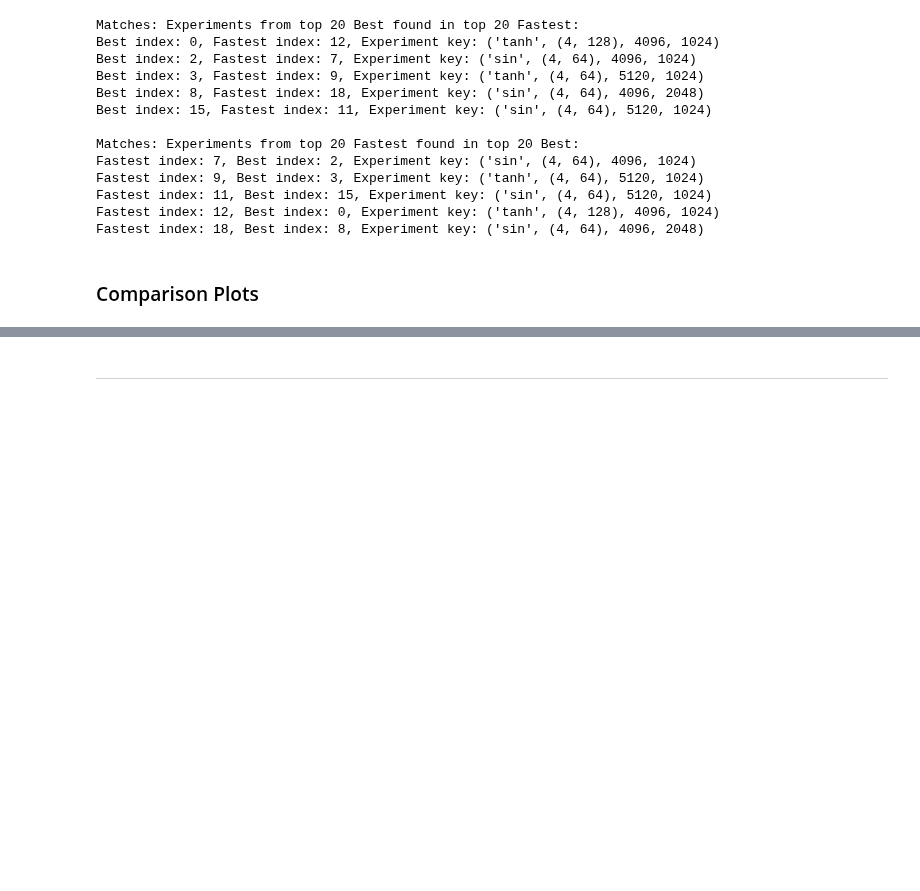
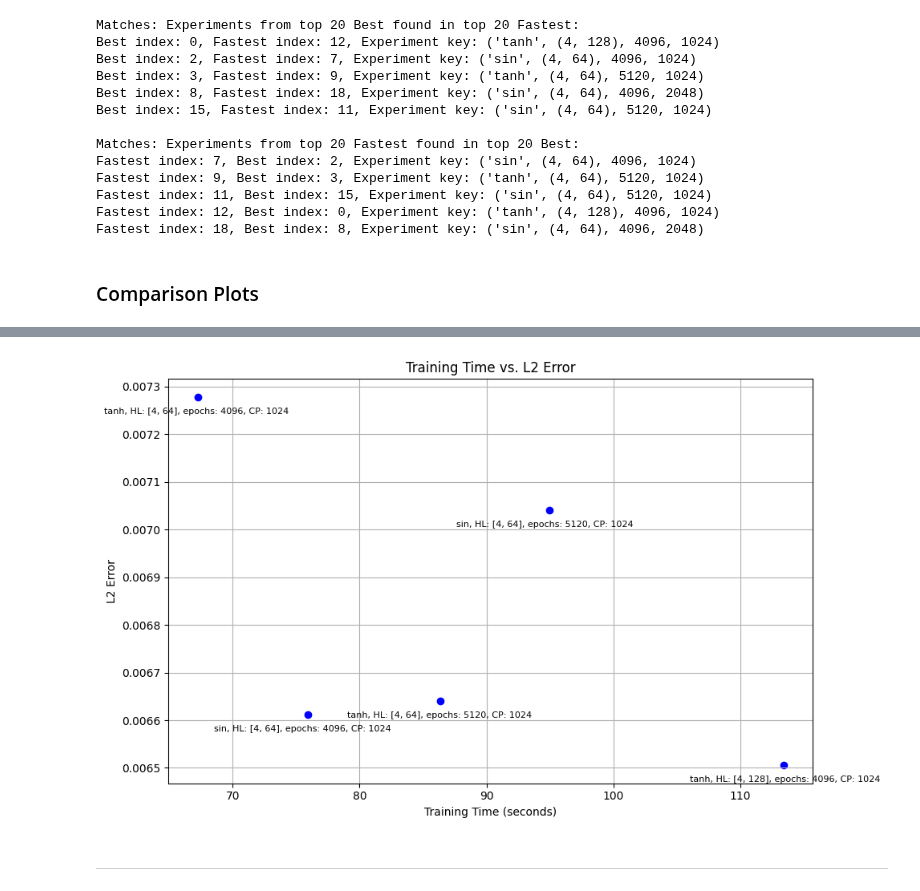
Before and after one commit to nishantak/numerical_sim_PINN, a Jupyter notebook: PINN_Kuramoto/pinn_solver.ipynb, the cells around one changed output, grey strips where cells are left out. Saved outputs shown, nothing was run; the diff lists cells and outputs as text; code cells hidden in the pictures; blank space fills up the shorter version.

```diff
--- a/PINN_Kuramoto/pinn_solver.ipynb
+++ b/PINN_Kuramoto/pinn_solver.ipynb
@@ -654,0 +671,33 @@ plt.show()
+# %%
+def plot_tt_l2(archs, name):
+    def experiment_matches(exp, arch):
+        return (
+            exp["activation"] == arch["activation"] and
+            exp["hidden_layers, neurons"] == arch["hidden_layers, neurons"] and
+            exp["epochs"] == arch["epochs"] and
+            exp["collocation_points"] == arch["collocation_points"]
+        )
+    results = best
+    filtered_results = [
+        res for res in results
+        if any(experiment_matches(res, arch) for arch in archs)
+    ]
+    training_times = [res["training_time"] for res in filtered_results]
+    l2_errors = [np.sqrt(res["deviation"]) for res in filtered_results]
+
+    labels = [
+        f"{res['activation']}, HL: {res['hidden_layers, neurons']}, epochs: {res['epochs']}, CP: {res['collocation_points']}"
+        for res in filtered_results
+    ]
+
+    plt.figure(figsize=(10, 6))
+    plt.scatter(training_times, l2_errors, color='blue')
+    for i, label in enumerate(labels):
+        plt.annotate(label, (training_times[i], l2_errors[i]), textcoords="offset points", xytext=(5, 5), ha='left', fontsize=8)
+    plt.xlabel("Training Time (seconds)")
+    plt.ylabel("L2 Error")
+    plt.title("Training Time vs. L2 Error")
+    plt.grid(True)
+    plt.tight_layout()
+    plt.savefig(rf"experiments/comparison/{INITIAL}/plots/comparison_{name}.png")
+    plt.show()
@@ -655,3 +725,17 @@ plt.show()
+# %%
+archs_act_plot = [
+    {"activation": "tanh", "hidden_layers, neurons": [4, 64], "epochs": 4096, "collocation_points": 1024},
+    {"activation": "tanh", "hidden_layers, neurons": [4, 64], "epochs": 5120, "collocation_points": 1024}, #Best
+    {"activation": "tanh", "hidden_layers, neurons": [4, 128], "epochs": 4096, "collocation_points": 1024}, #MAYBE overfitting
+
+
+    {"activation": "sin", "hidden_layers, neurons": [4, 64], "epochs": 4096, "collocation_points": 1024}, #Best
+    {"activation": "sin", "hidden_layers, neurons": [4, 64], "epochs": 5120, "collocation_points": 1024},
+]
+
+plot_tt_l2(archs_act_plot, "tan_sin")
+# %% [output]
+[figure, added]
 # %% [markdown]
 #
 ---
```
Also changed, not shown: parts of 11 cells of this notebook.
